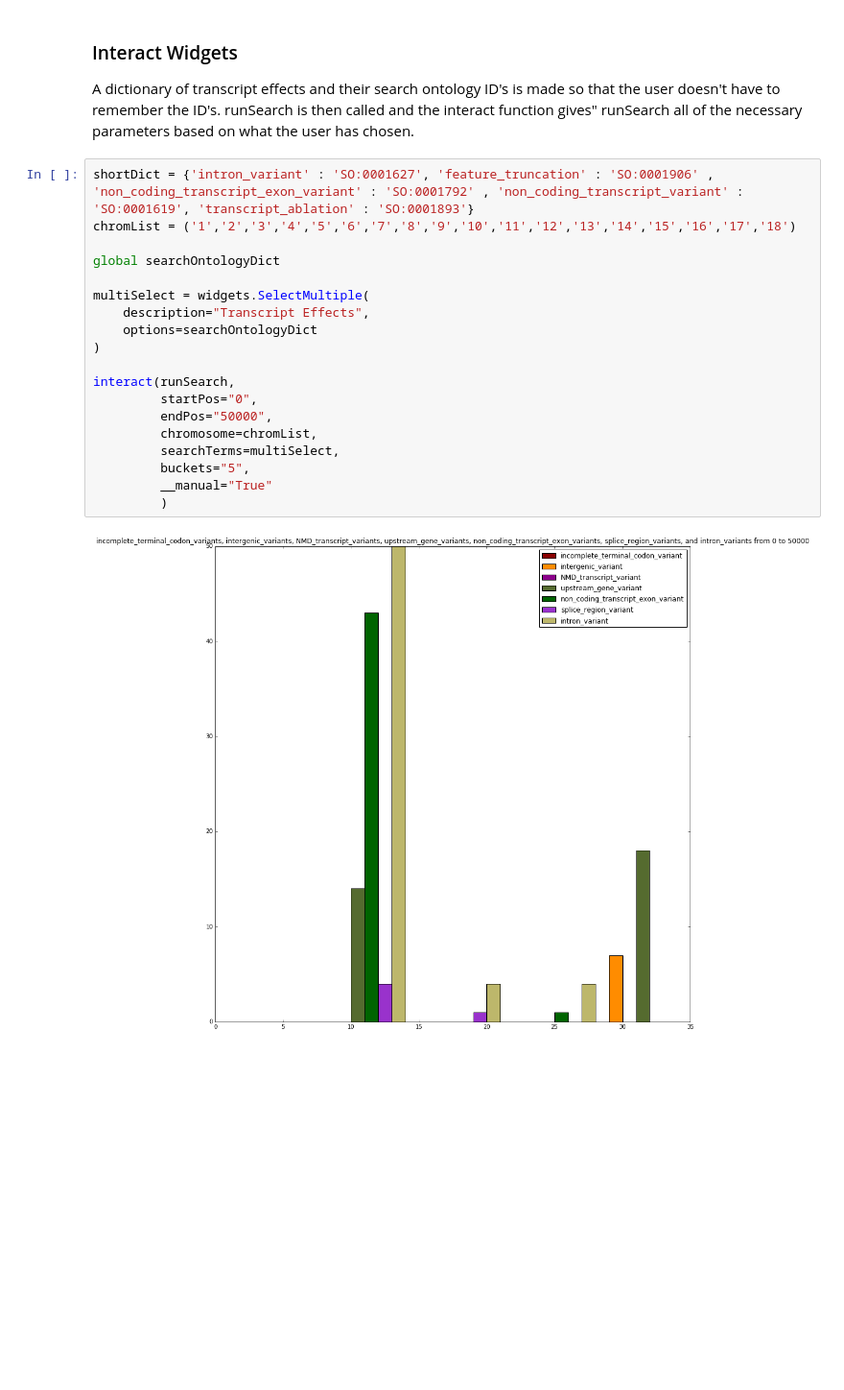
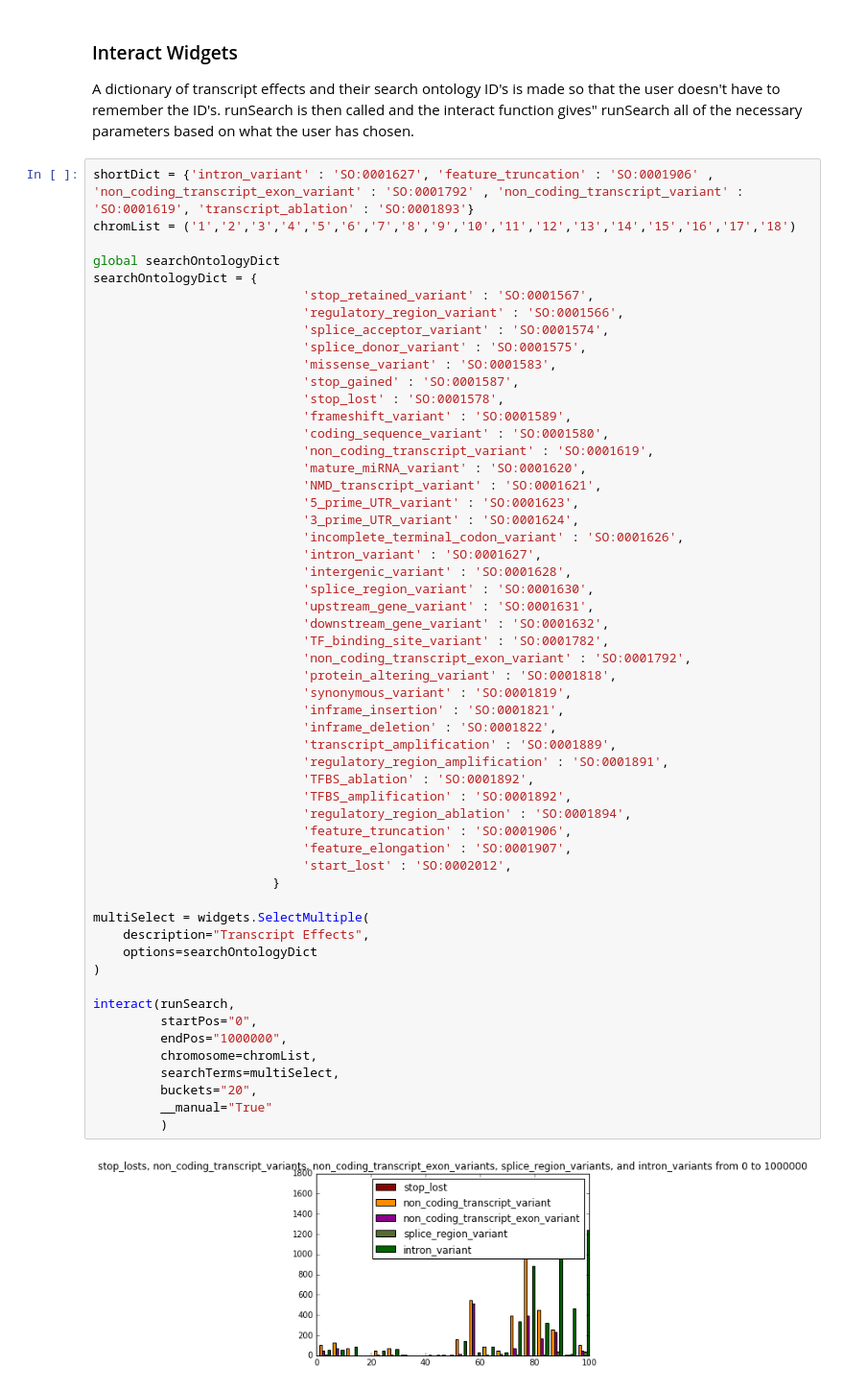
Before and after one commit to BD2KGenomics/bioapi-examples, a Jupyter notebook: python_notebooks/regionSearch.ipynb, the cells around one changed output. Shown: that part at 96% size. Drawn from its saved outputs; the diff is of its cells as text; blank space fills up the shorter version.

```diff
--- a/python_notebooks/regionSearch.ipynb
+++ b/python_notebooks/regionSearch.ipynb
@@ -265,21 +208,57 @@ A dictionary of transcript effects and their search ontology ID's is made so tha
 # %%
 shortDict = {'intron_variant' : 'SO:0001627', 'feature_truncation' : 'SO:0001906' , 'non_coding_transcript_exon_variant' : 'SO:0001792' , 'non_coding_transcript_variant' : 'SO:0001619', 'transcript_ablation' : 'SO:0001893'}
 chromList = ('1','2','3','4','5','6','7','8','9','10','11','12','13','14','15','16','17','18')
 
 global searchOntologyDict
+searchOntologyDict = {
+                            'stop_retained_variant' : 'SO:0001567',
+                            'regulatory_region_variant' : 'SO:0001566',
+                            'splice_acceptor_variant' : 'SO:0001574',
+                            'splice_donor_variant' : 'SO:0001575',
+                            'missense_variant' : 'SO:0001583',
+                            'stop_gained' : 'SO:0001587',
+                            'stop_lost' : 'SO:0001578',
+                            'frameshift_variant' : 'SO:0001589',
+                            'coding_sequence_variant' : 'SO:0001580',
+                            'non_coding_transcript_variant' : 'SO:0001619',
+                            'mature_miRNA_variant' : 'SO:0001620',
+                            'NMD_transcript_variant' : 'SO:0001621',
+                            '5_prime_UTR_variant' : 'SO:0001623',
+                            '3_prime_UTR_variant' : 'SO:0001624',
+                            'incomplete_terminal_codon_variant' : 'SO:0001626',
+                            'intron_variant' : 'SO:0001627',
+                            'intergenic_variant' : 'SO:0001628',
+                            'splice_region_variant' : 'SO:0001630',
+                            'upstream_gene_variant' : 'SO:0001631',
+                            'downstream_gene_variant' : 'SO:0001632',
+                            'TF_binding_site_variant' : 'SO:0001782',
+                            'non_coding_transcript_exon_variant' : 'SO:0001792',
+                            'protein_altering_variant' : 'SO:0001818',
+                            'synonymous_variant' : 'SO:0001819',
+                            'inframe_insertion' : 'SO:0001821',
+                            'inframe_deletion' : 'SO:0001822',
+                            'transcript_amplification' : 'SO:0001889',
+                            'regulatory_region_amplification' : 'SO:0001891',
+                            'TFBS_ablation' : 'SO:0001892',
+                            'TFBS_amplification' : 'SO:0001892',
+                            'regulatory_region_ablation' : 'SO:0001894',
+                            'feature_truncation' : 'SO:0001906',
+                            'feature_elongation' : 'SO:0001907',
+                            'start_lost' : 'SO:0002012',
+                        }
 
 multiSelect = widgets.SelectMultiple(
     description="Transcript Effects",
     options=searchOntologyDict
 )
 
 interact(runSearch,
          startPos="0",
-         endPos="50000",
+         endPos="1000000",
          chromosome=chromList,
          searchTerms=multiSelect,
-         buckets="5",
+         buckets="20",
          __manual="True"
          )
 # %% [output]
-[figure, old version]
+[figure, new version]
```
Also changed, not shown: parts of 4 cells of this notebook.
